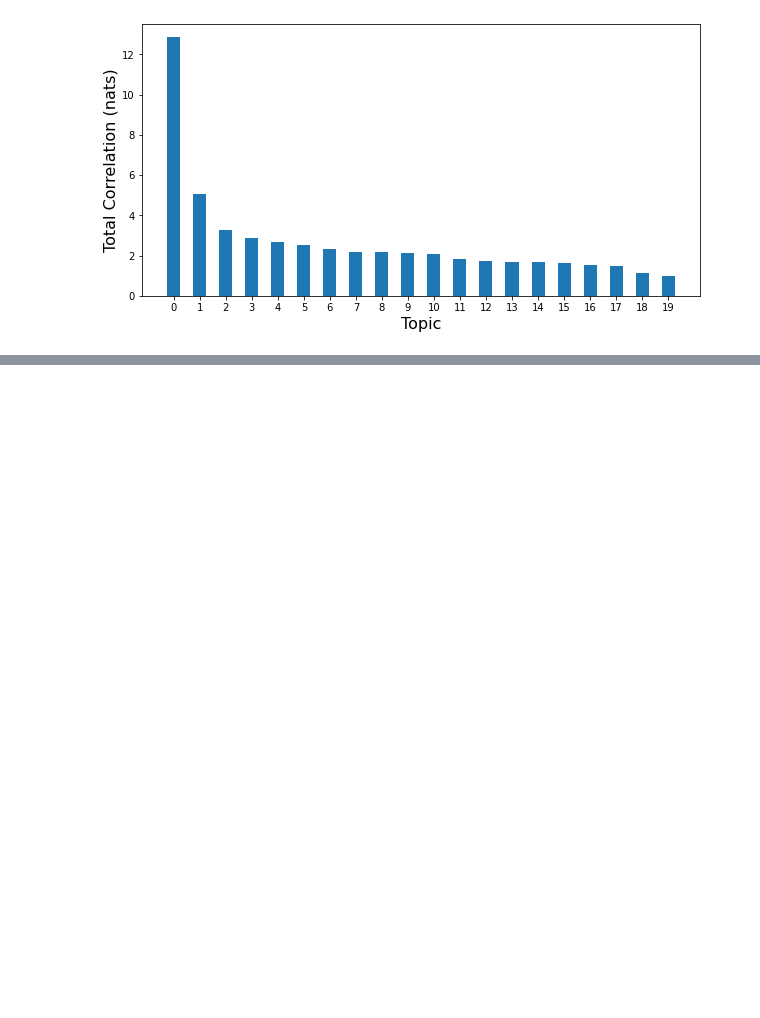
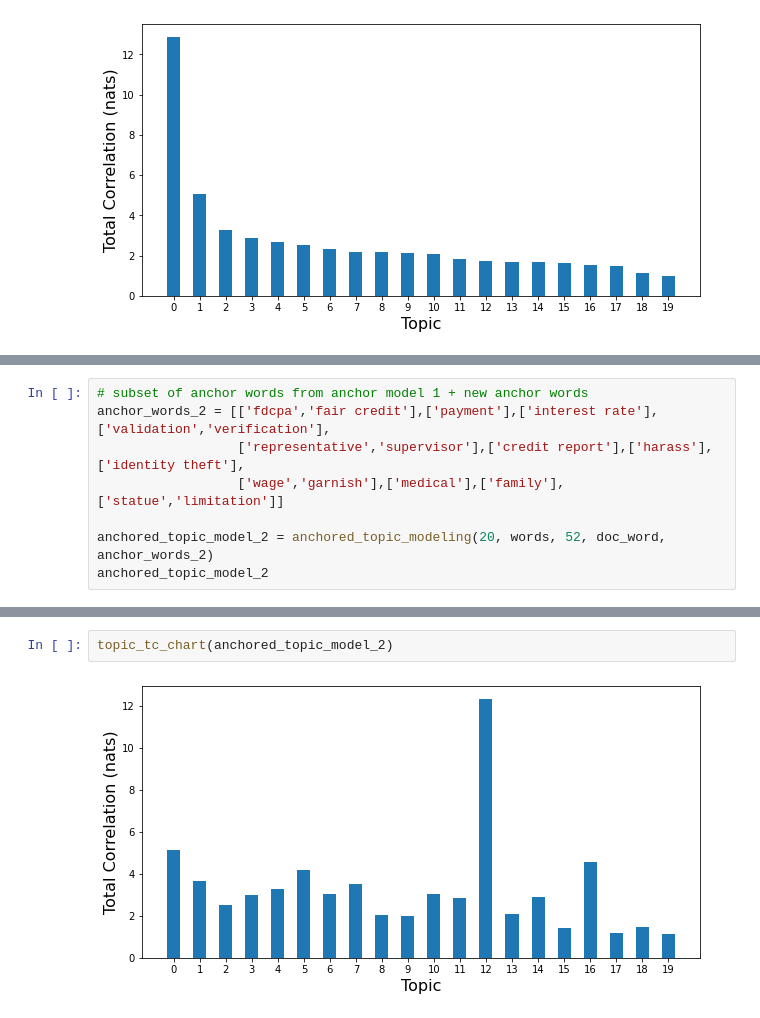
Before and after one commit to fw192020/clairvoyant_clustering, a Jupyter notebook: 2_CorEx.ipynb, the cells around one changed output, grey strips where cells are left out. Cells and saved outputs as stored; diff of their text form; blank space fills up the shorter version.

```diff
--- a/2_CorEx.ipynb
+++ b/2_CorEx.ipynb
@@ -104,0 +211,8 @@ topic_tc_chart(topic_model)
+# %%
+# subset of anchor words from anchor model 1 + new anchor words
+anchor_words_2 = [['fdcpa','fair credit'],['payment'],['interest rate'],['validation','verification'],
+                  ['representative','supervisor'],['credit report'],['harass'],['identity theft'],
+                  ['wage','garnish'],['medical'],['family'],['statue','limitation']]
+
+anchored_topic_model_2 = anchored_topic_modeling(20, words, 52, doc_word, anchor_words_2)
+anchored_topic_model_2
@@ -104,0 +238,4 @@ topic_tc_chart(topic_model)
+# %%
+topic_tc_chart(anchored_topic_model_2)
+# %% [output]
+[figure, added]
```
Also changed, not shown: parts of 18 cells of this notebook, 1 other file.
